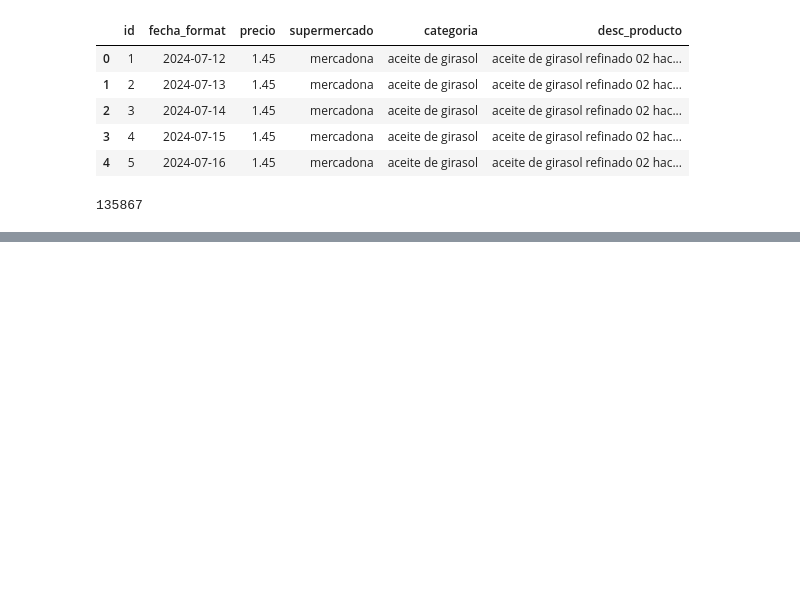
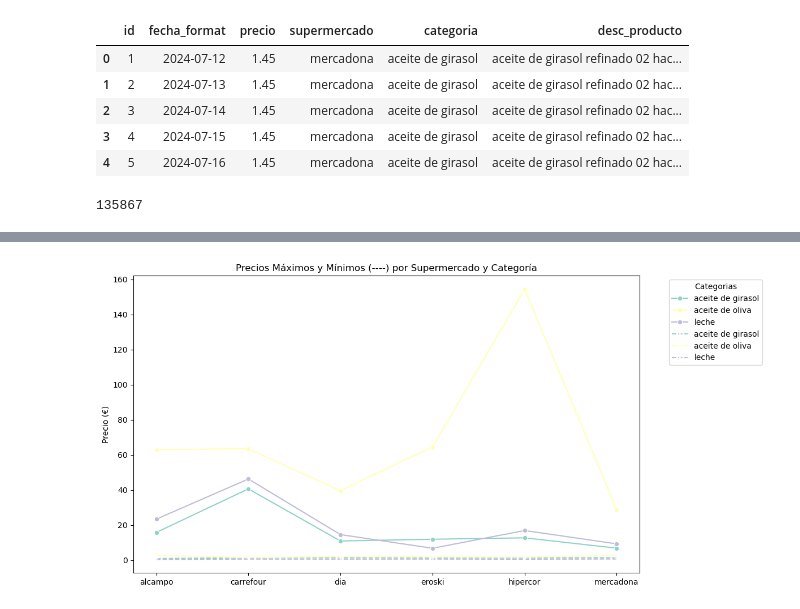
Before and after one commit to santiagorodriguez-dev/Proyecto4-AnalisisSupermercados, a Jupyter notebook: notebooks/03_eda_visualizacion.ipynb, the cells around one changed output, grey strips where cells are left out. Cells and saved outputs as stored; diff of their text form; code cells hidden in the pictures; blank space fills up the shorter version.

```diff
--- a/notebooks/03_eda_visualizacion.ipynb
+++ b/notebooks/03_eda_visualizacion.ipynb
@@ -133,0 +134,4 @@ vis.Comparacion_de_Precios_entre_Supermercados(df_result_final)
+# %%
+vis.Comparacion_de_Precios_min_max_Supermercados(df_result_final)
+# %% [output]
+[figure, added]
```
Also changed, not shown: parts of 6 cells of this notebook, 1 other file.
